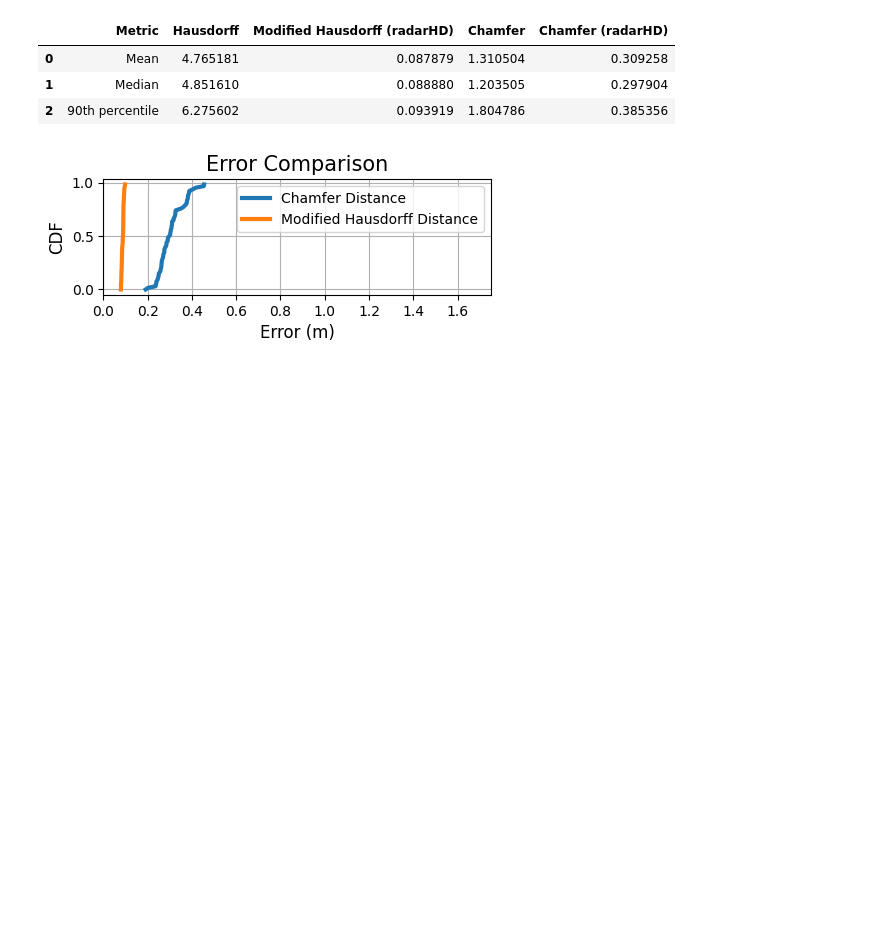
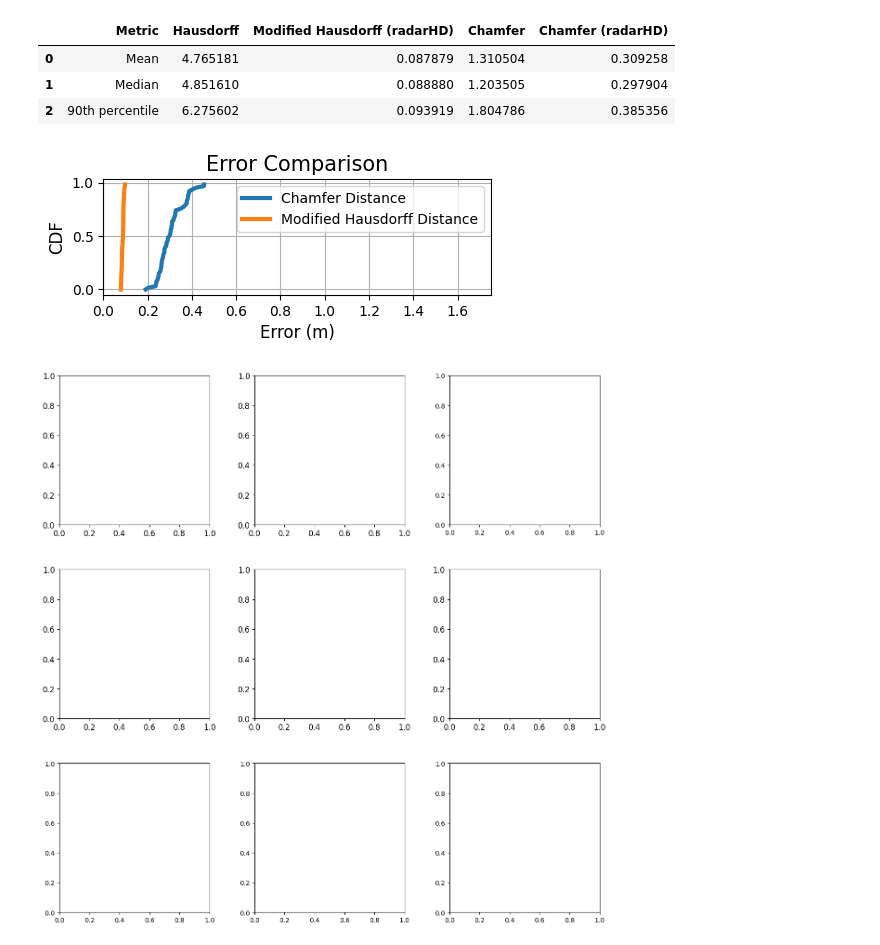
Before and after one commit to davidmhunt/mmwave_model_integrator, a Jupyter notebook: notebooks/testing_hermes.ipynb, the cells around one changed output. Cells and saved outputs as stored; diff of their text form; code cells hidden in the pictures; blank space fills up the shorter version.

```diff
--- a/notebooks/testing_hermes.ipynb
+++ b/notebooks/testing_hermes.ipynb
@@ -319,15 +319,17 @@ plotter.plot_distance_metrics_cdfs(
 # %% [output]
 [figure]
 # %%
-# movie_generator.initialize_figure(
-#     nrows=3,
-#     ncols=3,
-#     figsize=(15,15),
-#     wspace=0.3,
-#     hspace=0.3
-# )
+movie_generator.initialize_figure(
+    nrows=3,
+    ncols=3,
+    figsize=(15,15),
+    wspace=0.3,
+    hspace=0.3
+)
 
-# movie_generator.generate_movie_frames()
+movie_generator.generate_movie_frames()
 
-# fps = 1 / (1e-3 * cfg_manager.frameCfg_periodicity_ms)
-# movie_generator.save_movie(video_file_name="{}_test_mini.mp4".format(dataset_name),fps=fps)
+fps = 1 / (1e-3 * cfg_manager.frameCfg_periodicity_ms)
+movie_generator.save_movie(video_file_name="{}_revised_mini.mp4".format(dataset_name),fps=fps)
+# %% [output]
+[figure, added]
```
Also changed, not shown: 5 other files.
